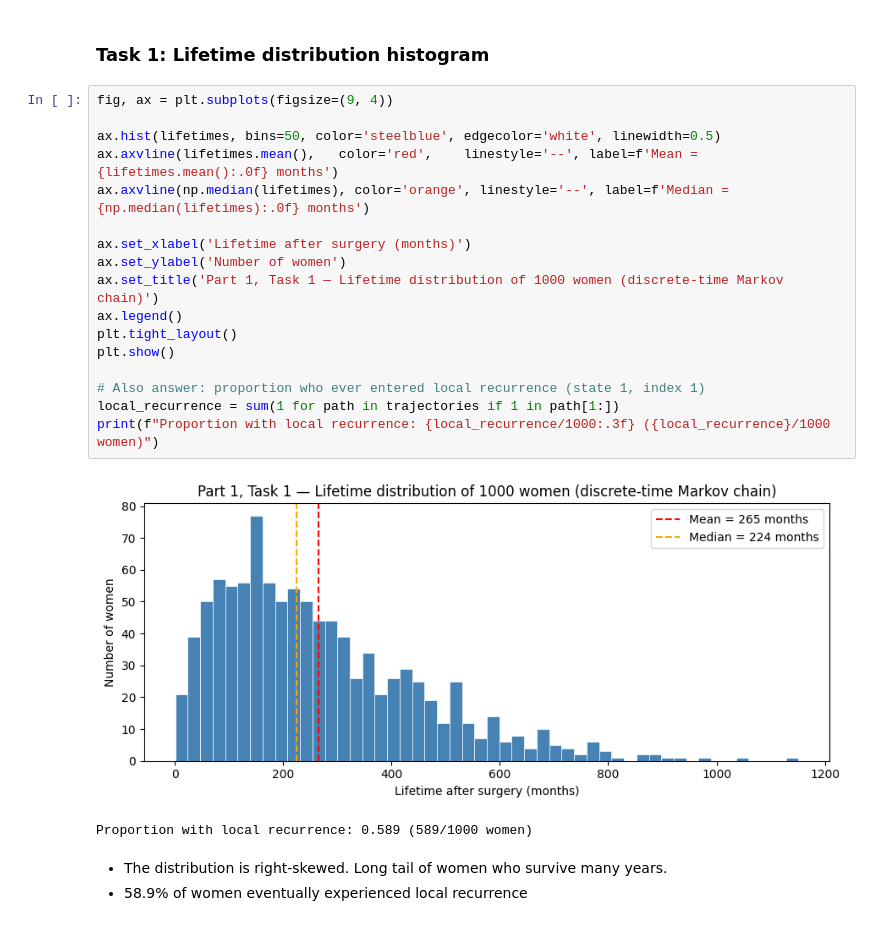
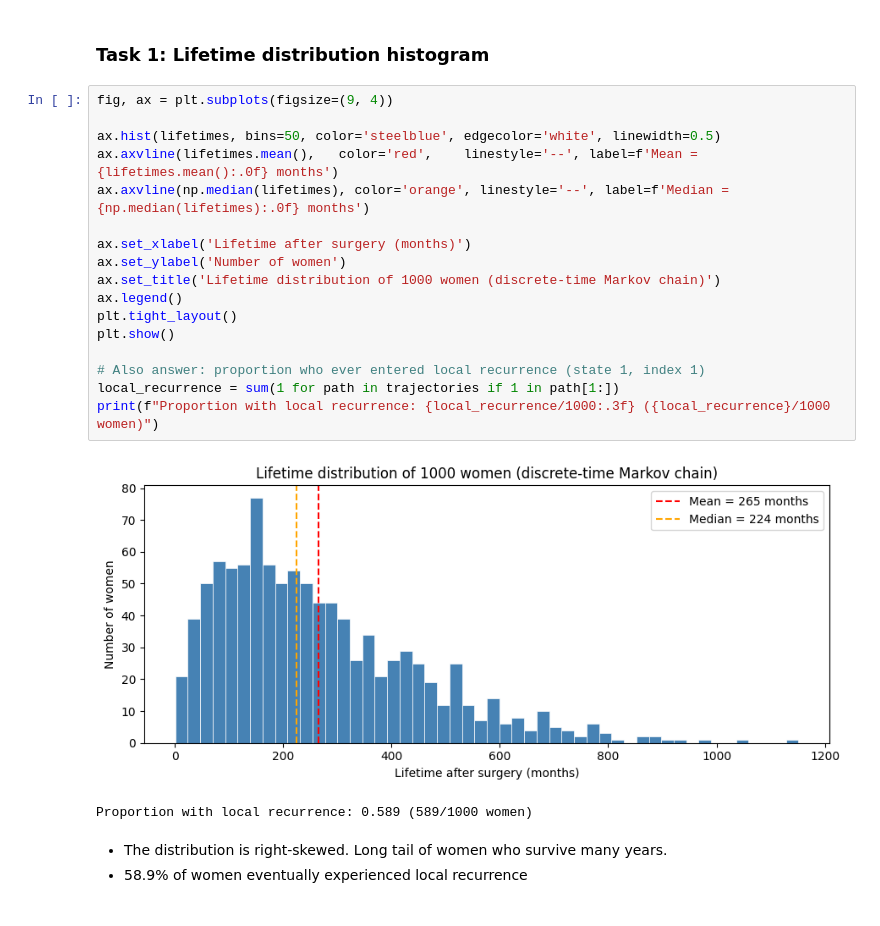
Before and after one commit to guci-toma/StochSim, a Jupyter notebook: Project_1/project_1.ipynb, the cells around one changed output. Cells and saved outputs as stored; diff of their text form.

Commit message:
update task 5

```diff
--- a/Project_1/project_1.ipynb
+++ b/Project_1/project_1.ipynb
@@ -65,22 +65,22 @@ Min / Max:       1 / 1151 months
 # %%
 fig, ax = plt.subplots(figsize=(9, 4))
 
 ax.hist(lifetimes, bins=50, color='steelblue', edgecolor='white', linewidth=0.5)
 ax.axvline(lifetimes.mean(),   color='red',    linestyle='--', label=f'Mean = {lifetimes.mean():.0f} months')
 ax.axvline(np.median(lifetimes), color='orange', linestyle='--', label=f'Median = {np.median(lifetimes):.0f} months')
 
 ax.set_xlabel('Lifetime after surgery (months)')
 ax.set_ylabel('Number of women')
-ax.set_title('Part 1, Task 1 — Lifetime distribution of 1000 women (discrete-time Markov chain)')
+ax.set_title('Lifetime distribution of 1000 women (discrete-time Markov chain)')
 ax.legend()
 plt.tight_layout()
 plt.show()
 
 # Also answer: proportion who ever entered local recurrence (state 1, index 1)
 local_recurrence = sum(1 for path in trajectories if 1 in path[1:])
 print(f"Proportion with local recurrence: {local_recurrence/1000:.3f} ({local_recurrence}/1000 women)")
 # %% [output]
-[figure, old version]
+[figure, new version]
 Proportion with local recurrence: 0.589 (589/1000 women)
 # %% [markdown]
 - The distribution is right-skewed. Long tail of women who survive many years.
```
Also changed, not shown: parts of 4 cells of this notebook.
